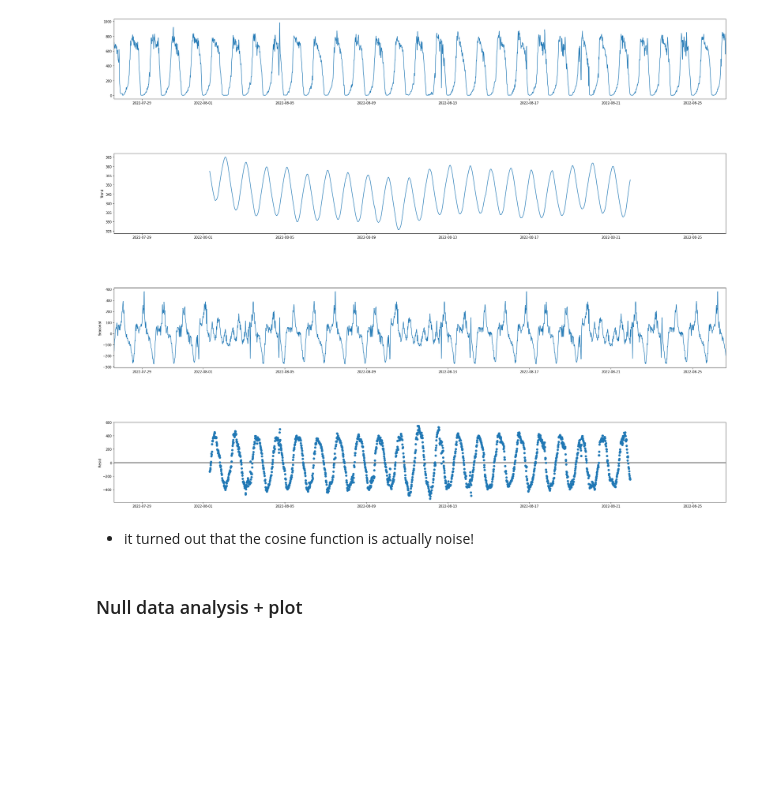
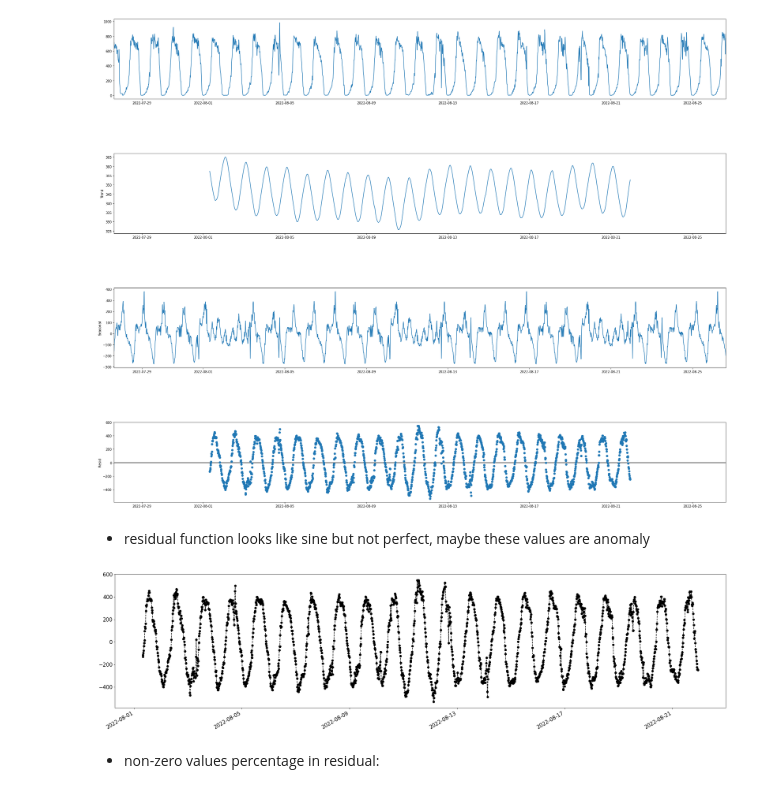
Before and after one commit to vladislav3112/time-series-exploration-testtask, a Jupyter notebook: metric_analysis.ipynb, the cells around one changed output. Drawn from its saved outputs; the diff is of its cells as text; code cells hidden in the pictures; blank space fills up the shorter version.

```diff
--- a/metric_analysis.ipynb
+++ b/metric_analysis.ipynb
@@ -53,6 +53,16 @@ Name: Что-то, dtype: float64
-# %%
-#pad vs backfill
-dataframe.fillna(method="ffill",inplace=True)
+# %%
+#pad vs backfill
+dataframe.fillna(method="pad",inplace=True)
+
+#Before!
+f = plt.figure()
+f.set_size_inches(32,8)
+plt.plot(timestamp,data)
+
+#After!
+dataframe.index = pd.to_datetime(dataframe['Time'], errors='coerce', format='%d.%m.%Y %H:%M')
+dataframe.drop(columns=['Time'],inplace=True)
+assert dataframe.shape == 2881, 'Error, shape of timeseries changed'
 # %% [markdown]
 ### Plotting
 # %%
@@ -80,7 +86,3 @@ fig.set_size_inches(32,24)
 plt.show()
 # %% [output]
 [figure]
-# %% [markdown]
-* it turned out that the cosine function is actually  noise!
-# %% [markdown]
-### Null data analysis + plot
@@ -88,0 +89,15 @@ plt.show()
+# %% [markdown]
+* residual function looks like sine but not perfect, maybe these values are anomaly
+# %%
+plt.rc('figure',figsize=(32,8))
+plt.rc('font',size=15)
+fig, ax = plt.subplots()
+x_data = result.resid.index
+y_data = result.resid.values
+ax.plot_date(x_data, y_data, color='black',linestyle='--')
+fig.autofmt_xdate()
+plt.show()
+# %% [output]
+[figure, added]
+# %% [markdown]
+* non-zero values percentage in residual:
```
Also changed, not shown: parts of 15 cells of this notebook.
